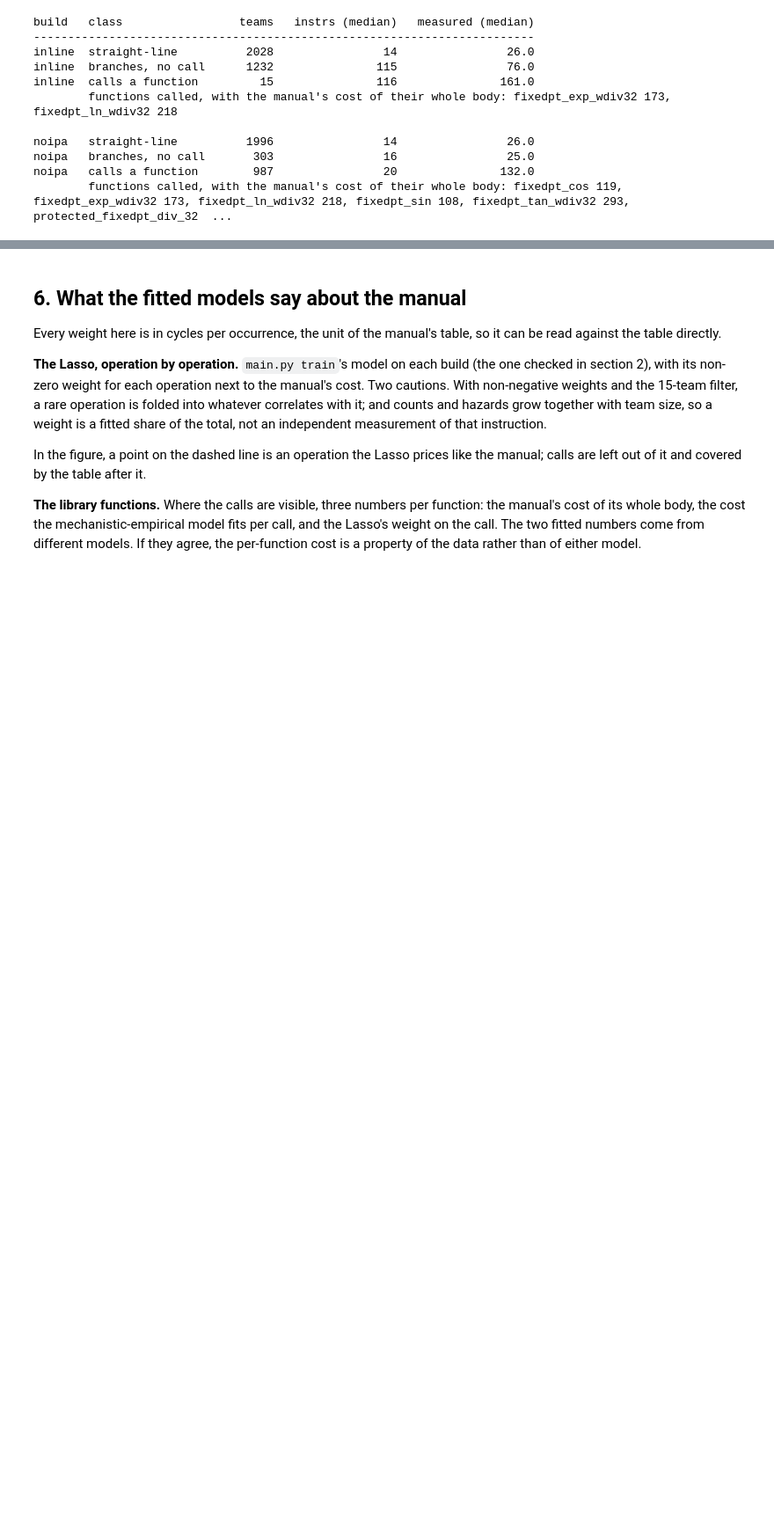
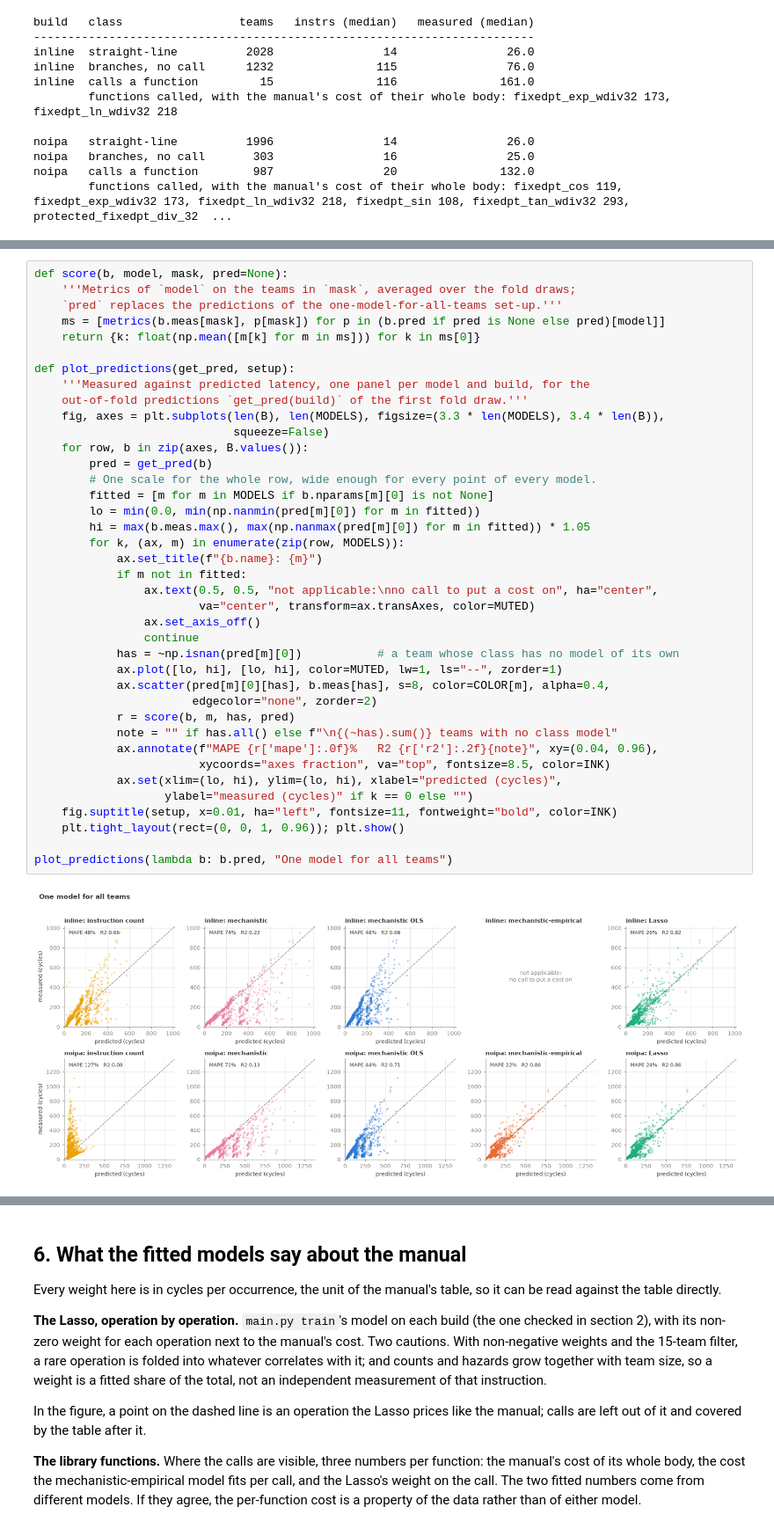
Before and after one commit to allpaul0/uarch_modeling_tpg, a Jupyter notebook: model_comparison.ipynb, the cells around one changed output, grey strips where cells are left out. Shown at 88% size. Saved outputs shown, nothing was run; the diff lists cells and outputs as text; blank space fills up the shorter version.

```diff
--- a/model_comparison.ipynb
+++ b/model_comparison.ipynb
@@ -383,0 +429,41 @@ A class with fewer than 30 teams is not scored.
+# %%
+def score(b, model, mask, pred=None):
+    '''Metrics of `model` on the teams in `mask`, averaged over the fold draws;
+    `pred` replaces the predictions of the one-model-for-all-teams set-up.'''
+    ms = [metrics(b.meas[mask], p[mask]) for p in (b.pred if pred is None else pred)[model]]
+    return {k: float(np.mean([m[k] for m in ms])) for k in ms[0]}
+
+def plot_predictions(get_pred, setup):
+    '''Measured against predicted latency, one panel per model and build, for the
+    out-of-fold predictions `get_pred(build)` of the first fold draw.'''
+    fig, axes = plt.subplots(len(B), len(MODELS), figsize=(3.3 * len(MODELS), 3.4 * len(B)),
+                             squeeze=False)
+    for row, b in zip(axes, B.values()):
+        pred = get_pred(b)
+        # One scale for the whole row, wide enough for every point of every model.
+        fitted = [m for m in MODELS if b.nparams[m][0] is not None]
+        lo = min(0.0, min(np.nanmin(pred[m][0]) for m in fitted))
+        hi = max(b.meas.max(), max(np.nanmax(pred[m][0]) for m in fitted)) * 1.05
+        for k, (ax, m) in enumerate(zip(row, MODELS)):
+            ax.set_title(f"{b.name}: {m}")
+            if m not in fitted:
+                ax.text(0.5, 0.5, "not applicable:\nno call to put a cost on", ha="center",
+                        va="center", transform=ax.transAxes, color=MUTED)
+                ax.set_axis_off()
+                continue
+            has = ~np.isnan(pred[m][0])           # a team whose class has no model of its own
+            ax.plot([lo, hi], [lo, hi], color=MUTED, lw=1, ls="--", zorder=1)
+            ax.scatter(pred[m][0][has], b.meas[has], s=8, color=COLOR[m], alpha=0.4,
+                       edgecolor="none", zorder=2)
+            r = score(b, m, has, pred)
+            note = "" if has.all() else f"\n{(~has).sum()} teams with no class model"
+            ax.annotate(f"MAPE {r['mape']:.0f}%   R2 {r['r2']:.2f}{note}", xy=(0.04, 0.96),
+                        xycoords="axes fraction", va="top", fontsize=8.5, color=INK)
+            ax.set(xlim=(lo, hi), ylim=(lo, hi), xlabel="predicted (cycles)",
+                   ylabel="measured (cycles)" if k == 0 else "")
+    fig.suptitle(setup, x=0.01, ha="left", fontsize=11, fontweight="bold", color=INK)
+    plt.tight_layout(rect=(0, 0, 1, 0.96)); plt.show()
+
+plot_predictions(lambda b: b.pred, "One model for all teams")
+# %% [output]
+[figure, added]
```
Also changed, not shown: parts of 18 cells of this notebook.
